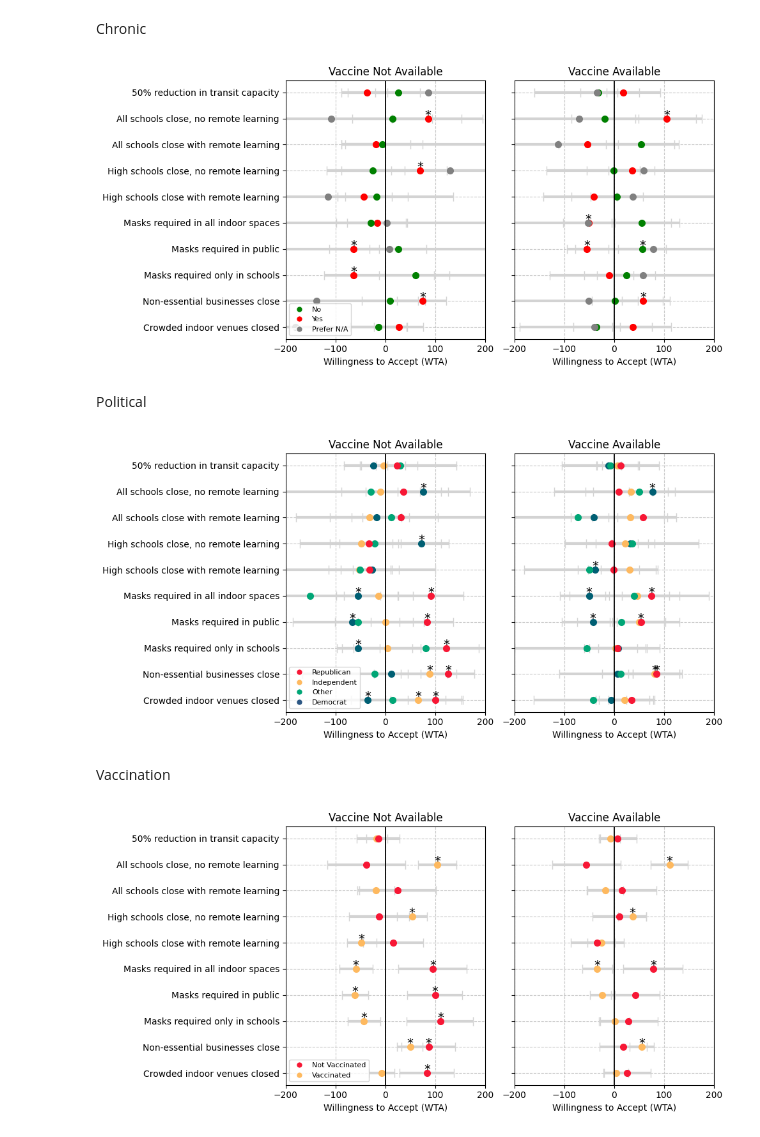
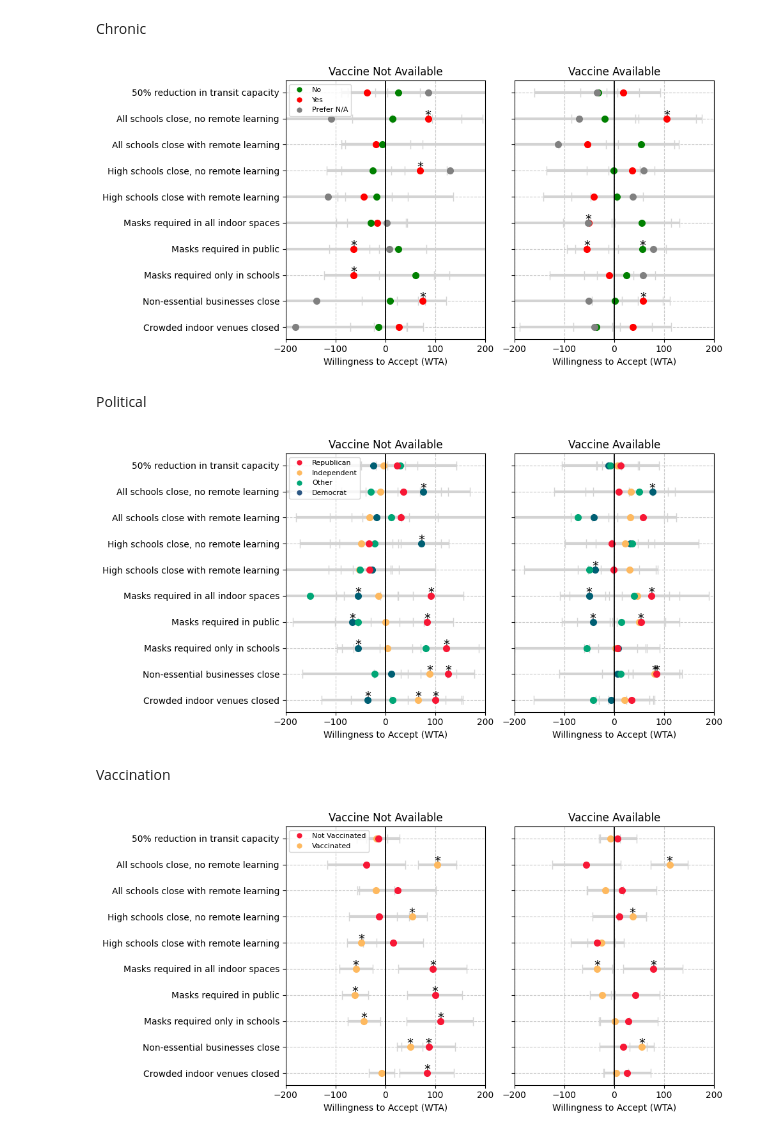
Before and after one commit to yaesoubilab/dces_for_npis, a Jupyter notebook: graphs_for_Reza.ipynb, the cells around one changed output. Drawn from its saved outputs; the diff is of its cells as text; code cells hidden in the pictures.

Commit message:
moved legends

```diff
--- a/graphs_for_Reza.ipynb
+++ b/graphs_for_Reza.ipynb
@@ -796,7 +796,7 @@ ax[0].set_title('Vaccine Not Available')
 ax[0].set_xlabel('Willingness to Accept (WTA)')
 
 # Add chronic condition legend
-ax[0].legend(handles=legend_elements_chronic, loc='lower left', fontsize=8)
+ax[0].legend(handles=legend_elements_chronic, loc='upper left', fontsize=8)
 
 # Plot the filtered WTP and their confidence intervals on the second axis
 ax[1].errorbar(wtp_vaccine, x_wtp_chronic, xerr=[results_chronic_vaccine_filtered['WTP_mean'] - results_chronic_vaccine_filtered['WTP_CI_lower'], results_chronic_vaccine_filtered['WTP_CI_upper'] - results_chronic_vaccine_filtered['WTP_mean']], fmt='none', color='black', ecolor='lightgray', elinewidth=3, capsize=5)
@@ -821,7 +821,7 @@ plt.tight_layout(w_pad=1.0)
 
 plt.savefig('WTP_chronic_both.png')
 # %% [output]
-[figure, old version]
+[figure, new version]
 # %% [markdown]
 Political
 # %%
@@ -887,35 +887,35 @@ ax[0].set_ylabel('', fontsize=14)
 ax[0].set_yticks(np.arange(len(x_lab_single_plots)))
 ax[0].set_yticklabels(x_lab_single_plots, rotation=0, ha='right', fontsize=10)
 ax[0].grid(True, linestyle='--', alpha=0.7)
 ax[0].set_xlim(WTP_X_RANGE)
 ax[0].axvline(x=0, color='black', linestyle='-', linewidth=1.3)
 ax[0].set_title('Vaccine Not Available')
 ax[0].set_xlabel('Willingness to Accept (WTA)')
 
 # Add political condition legend
-ax[0].legend(handles=legend_elements_political, loc='lower left', fontsize=8)
+ax[0].legend(handles=legend_elements_political, loc='upper left', fontsize=8)
 
 # Plot the filtered WTP and their confidence intervals on the second axis
 ax[1].errorbar(wtp_vaccine, x_wtp_political, xerr=[results_political_vaccine_filtered['WTP_mean'] - results_political_vaccine_filtered['WTP_CI_lower'], results_political_vaccine_filtered['WTP_CI_upper'] - results_political_vaccine_filtered['WTP_mean']], fmt='none', color='black', ecolor='lightgray', elinewidth=3, capsize=5)
 for i in range(len(wtp_vaccine)):
     ax[1].plot(wtp_vaccine[i], x_wtp_political[i], 'o', color=colors_coef_political[i], markersize=MARKER_SIZE)
 for i, p in enumerate(p_values_vaccine):
     if p < 0.05:
         ax[1].text(wtp_vaccine[i] + 0.001, x_wtp_political[i], '*', color='black', fontsize=14, ha='center')
 
 ax[1].set_ylabel('', fontsize=14)
 ax[1].set_yticks(np.arange(len(x_lab_single_plots)))
 ax[1].set_yticklabels("", rotation=0, ha='right', fontsize=10)
 ax[1].grid(True, linestyle='--', alpha=0.7)
 ax[1].axvline(x=0, color='black', linestyle='-', linewidth=1.3)
 ax[1].set_xlim(WTP_X_RANGE)
 ax[1].set_title('Vaccine Available')
 ax[1].set_xlabel('Willingness to Accept (WTA)')
 
 plt.tight_layout(w_pad=1.0)
 plt.savefig('WTP_politics_both.png')
 # %% [output]
-[figure, old version]
+[figure, new version]
 # %% [markdown]
 Vaccination
 # %%
@@ -982,7 +982,7 @@ ax[0].set_title('Vaccine Not Available')
 ax[0].set_xlabel('Willingness to Accept (WTA)')
 
 # Add vaccination condition legend
-ax[0].legend(handles=legend_elements_vaccination, loc='lower left', fontsize=8)
+ax[0].legend(handles=legend_elements_vaccination, loc='upper left', fontsize=8)
 
 # Plot the filtered WTP and their confidence intervals on the second axis
 ax[1].errorbar(wtp_vaccine, x_wtp_vaccination, xerr=[results_vaccination_vaccine_filtered['WTP_mean'] - results_vaccination_vaccine_filtered['WTP_CI_lower'], results_vaccination_vaccine_filtered['WTP_CI_upper'] - results_vaccination_vaccine_filtered['WTP_mean']], fmt='none', color='black', ecolor='lightgray', elinewidth=3, capsize=5)
@@ -1004,4 +1004,4 @@ ax[1].set_xlabel('Willingness to Accept (WTA)')
 plt.tight_layout(w_pad=1.0)
 plt.savefig('WTP_vaccination_both.png')
 # %% [output]
-[figure, old version]
+[figure, new version]
```
Also changed, not shown: parts of 2 cells of this notebook, 4 other files.
